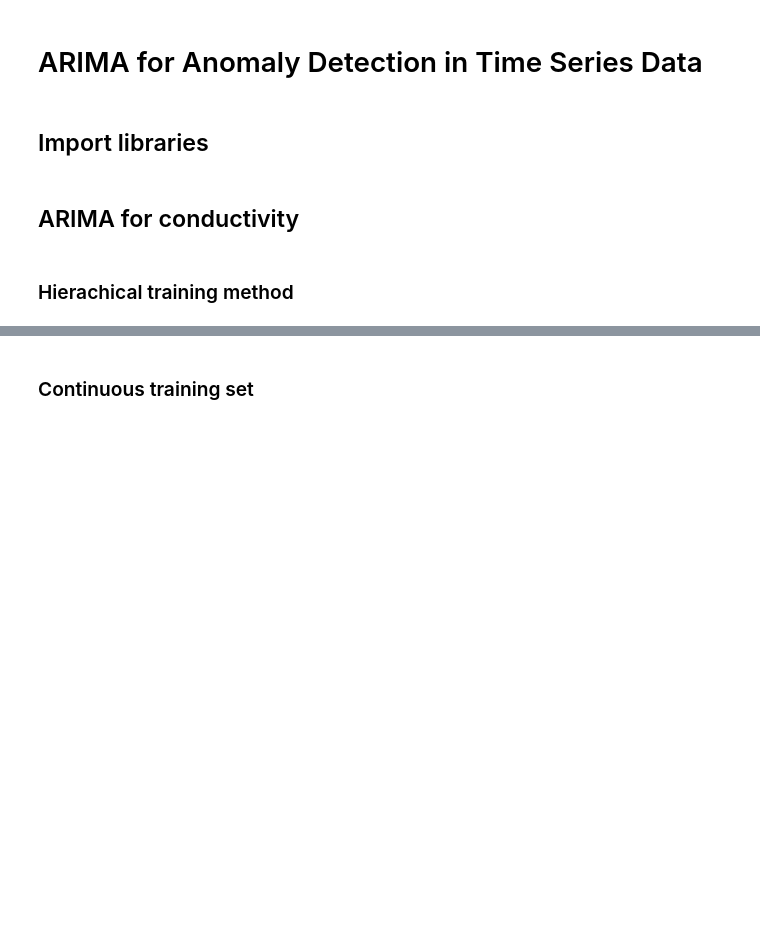
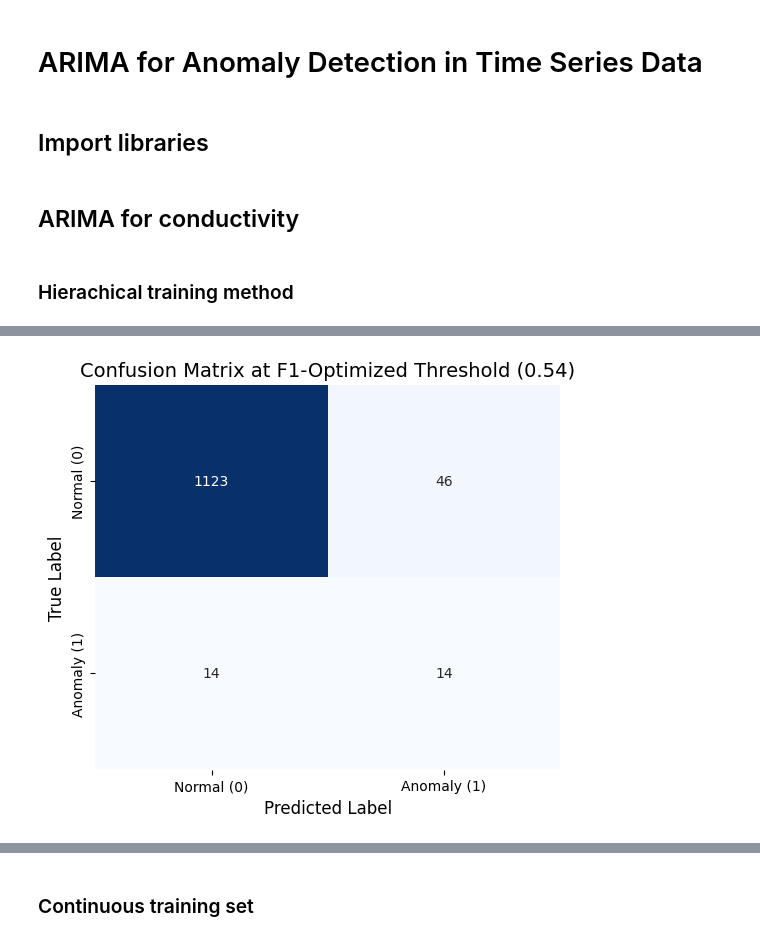
Before and after one commit to Bank7656/PlateMon_data_analytics, a Jupyter notebook: ARIMA.ipynb, the cells around one changed output, grey strips where cells are left out. Saved outputs shown, nothing was run; the diff lists cells and outputs as text; code cells hidden in the pictures; blank space fills up the shorter version.

```diff
--- a/ARIMA.ipynb
+++ b/ARIMA.ipynb
@@ -1011,0 +454,83 @@ ax1 = sns.lineplot(data=test_conduct, x='timestamp', y='predict_orig', color='re
+# %%
+# ----------------------------------------------------
+# 6. FORMAL EVALUATION
+# ----------------------------------------------------
+
+# VISUALIZATION FUNCTIONS
+
+def plot_confusion_matrix(y_true, y_pred, title='Confusion Matrix'):
+    """Plots a heatmap of the Confusion Matrix."""
+    cm = confusion_matrix(y_true, y_pred)
+    plt.figure(figsize=(6, 5))
+    sns.heatmap(
+        cm,
+        annot=True,
+        fmt='d',
+        cmap='Blues',
+        cbar=False,
+        xticklabels=['Normal (0)', 'Anomaly (1)'],
+        yticklabels=['Normal (0)', 'Anomaly (1)']
+    )
+    plt.title(title, fontsize=14)
+    plt.ylabel('True Label', fontsize=12)
+    plt.xlabel('Predicted Label', fontsize=12)
+    plt.show()
+
+
+def plot_roc_curve(y_true, y_scores, roc_auc):
+    """Plots the Receiver Operating Characteristic (ROC) curve."""
+    # Ensure y_scores are in the correct format (higher score = more positive class, 1)
+    fpr, tpr, thresholds = roc_curve(y_true, y_scores)
+
+    plt.figure(figsize=(7, 7))
+    plt.plot(
+        fpr, tpr,
+        color='darkorange',
+        lw=2,
+        label=f'ROC curve (AUC = {roc_auc:.4f})'
+    )
+    # Baseline random classifier line
+    plt.plot([0, 1], [0, 1], color='navy', lw=2, linestyle='--')
+
+    plt.xlim([0.0, 1.0])
+    plt.ylim([0.0, 1.05])
+    plt.xlabel('False Positive Rate (1 - Specificity)', fontsize=12)
+    plt.ylabel('True Positive Rate (Recall)', fontsize=12)
+    plt.title('Receiver Operating Characteristic (ROC) Curve', fontsize=14)
+    plt.legend(loc="lower right")
+    plt.show()
+
+
+pred_labels = valid_conduct['Predicted_Anomaly']
+
+# --- A. Metric Calculation (Same as before) ---
+precision = precision_score(true_labels, pred_labels, zero_division=0)
+recall = recall_score(true_labels, pred_labels, zero_division=0)
+roc_auc = roc_auc_score(true_labels, scores)
+
+print("\n--- ANOMALY DETECTION EVALUATION (Out-of-Sample Runs) ---")
+print(f"Optimal Anomaly Threshold (Score): {best_threshold:.4f}")
+print("-" * 50)
+print(f"Precision: {precision:.4f} (Correct Detections / All Detections)")
+print(f"Recall:    {recall:.4f} (Detections / All True Anomalies)")
+print(f"F1-Score:  {best_f1:.4f} (Best Balance of P/R)")
+print(f"ROC AUC:   {roc_auc:.4f} (Model's overall ranking ability)")
+print("-" * 50)
+print("The model is evaluated on its ability to generalize to new runs.")
+
+# --- B. Visualization Calls ---
+
+# 1. Confusion Matrix
+plot_confusion_matrix(
+    y_true=true_labels,
+    y_pred=pred_labels,
+    title=f'Confusion Matrix at F1-Optimized Threshold ({best_threshold:.2f})'
+)
+
+# 2. ROC AUC Curve
+plot_roc_curve(
+    y_true=true_labels,
+    y_scores=scores,
+    roc_auc=roc_auc
+)
+# %% [output]
@@ -1011,0 +546 @@ ax1 = sns.lineplot(data=test_conduct, x='timestamp', y='predict_orig', color='re
+[figure, added]
```
Also changed, not shown: parts of 82 cells of this notebook.
